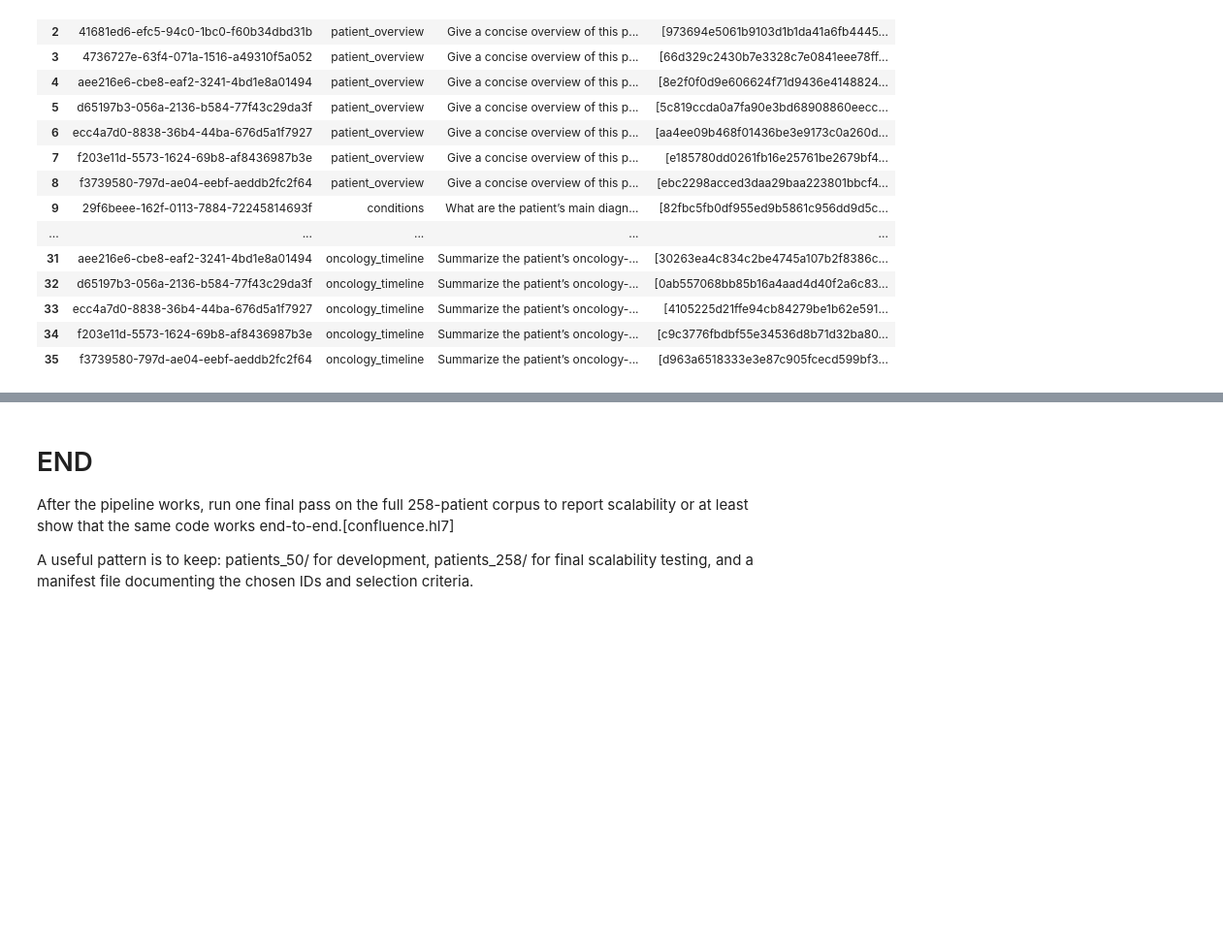
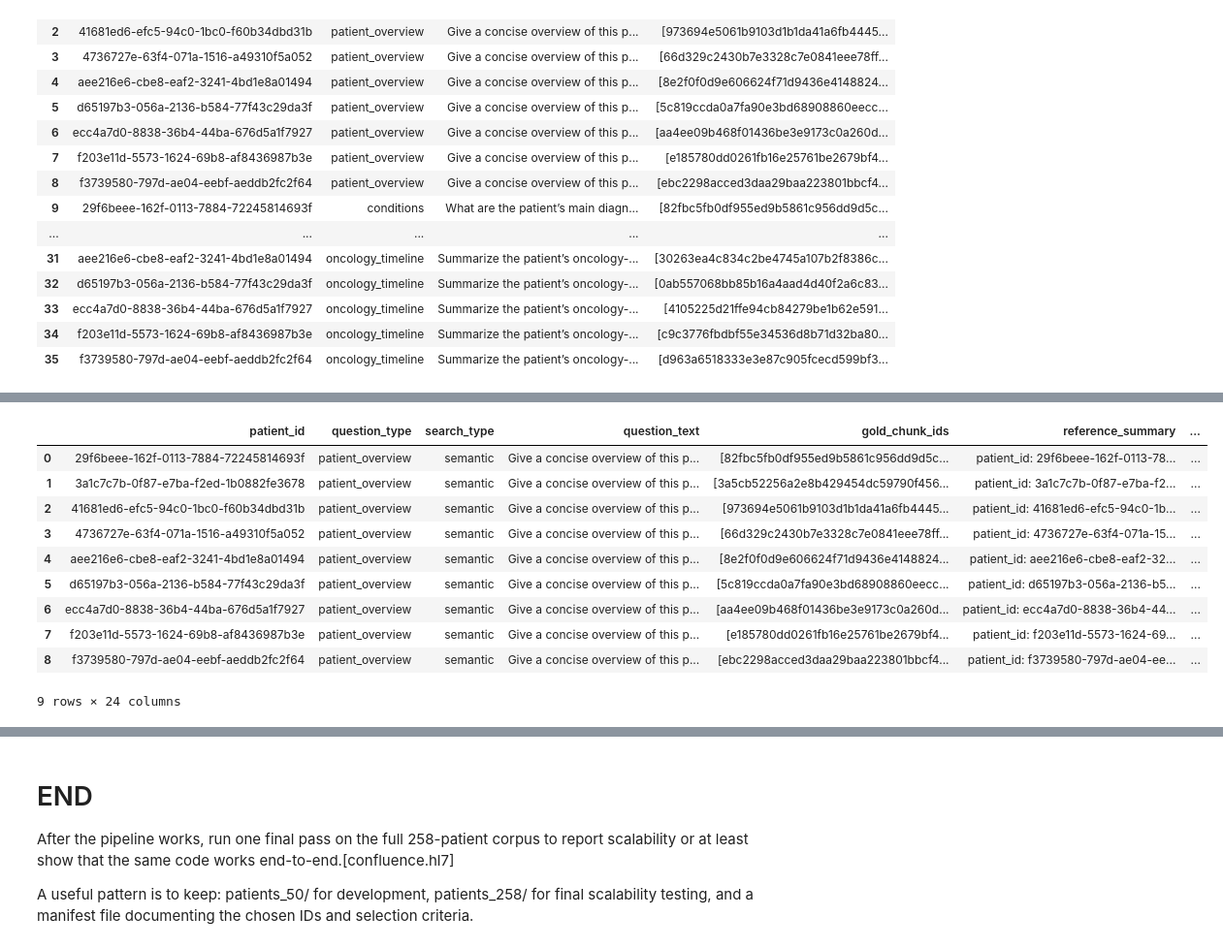
Before and after one commit to btomaszewicz/llm-zoomcamp-capstone-project, a Jupyter notebook: notebooks/rag_eval_cost.ipynb, the cells around one changed output, grey strips where cells are left out. Shown at 97% size. Saved outputs shown, nothing was run; the diff lists cells and outputs as text; code cells hidden in the pictures; blank space fills up the shorter version.

```diff
--- a/notebooks/rag_eval_cost.ipynb
+++ b/notebooks/rag_eval_cost.ipynb
@@ -4437,0 +4507,27 @@ NameError: name 'calculate_openai_cost' is not defined
+# %%
+# Evaluate patient overview questions with semantic search
+po_gold = patient_overview_gold[
+    patient_overview_gold["question_type"] == "patient_overview"
+]
+
+po_ref_eval_semantic = run_reference_eval(
+    gold_df=po_gold,
+    chunks_df=chunks_df,
+    search_type="semantic",
+    model="gpt-5.4-mini",
+    num_results=5,
+)
+
+po_ref_eval_semantic
+# %% [output]
+|  | patient_id | question_type | search_type | question_text | gold_chunk_ids | reference_summary | ... |
+| 0 | 29f6beee-162f-0113-7884-72245814693f | patient_overview | semantic | Give a concise overview of this p... | [82fbc5fb0df955ed9b5861c956dd9d5c... | patient_id: 29f6beee-162f-0113-78... | ... |
+| 1 | 3a1c7c7b-0f87-e7ba-f2ed-1b0882fe3678 | patient_overview | semantic | Give a concise overview of this p... | [3a5cb52256a2e8b429454dc59790f456... | patient_id: 3a1c7c7b-0f87-e7ba-f2... | ... |
+| 2 | 41681ed6-efc5-94c0-1bc0-f60b34dbd31b | patient_overview | semantic | Give a concise overview of this p... | [973694e5061b9103d1b1da41a6fb4445... | patient_id: 41681ed6-efc5-94c0-1b... | ... |
+| 3 | 4736727e-63f4-071a-1516-a49310f5a052 | patient_overview | semantic | Give a concise overview of this p... | [66d329c2430b7e3328c7e0841eee78ff... | patient_id: 4736727e-63f4-071a-15... | ... |
+| 4 | aee216e6-cbe8-eaf2-3241-4bd1e8a01494 | patient_overview | semantic | Give a concise overview of this p... | [8e2f0f0d9e606624f71d9436e4148824... | patient_id: aee216e6-cbe8-eaf2-32... | ... |
+| 5 | d65197b3-056a-2136-b584-77f43c29da3f | patient_overview | semantic | Give a concise overview of this p... | [5c819ccda0a7fa90e3bd68908860eecc... | patient_id: d65197b3-056a-2136-b5... | ... |
+| 6 | ecc4a7d0-8838-36b4-44ba-676d5a1f7927 | patient_overview | semantic | Give a concise overview of this p... | [aa4ee09b468f01436be3e9173c0a260d... | patient_id: ecc4a7d0-8838-36b4-44... | ... |
+| 7 | f203e11d-5573-1624-69b8-af8436987b3e | patient_overview | semantic | Give a concise overview of this p... | [e185780dd0261fb16e25761be2679bf4... | patient_id: f203e11d-5573-1624-69... | ... |
+| 8 | f3739580-797d-ae04-eebf-aeddb2fc2f64 | patient_overview | semantic | Give a concise overview of this p... | [ebc2298acced3daa29baa223801bbcf4... | patient_id: f3739580-797d-ae04-ee... | ... |
+9 rows × 24 columns
```
Also changed, not shown: parts of 15 cells of this notebook.
